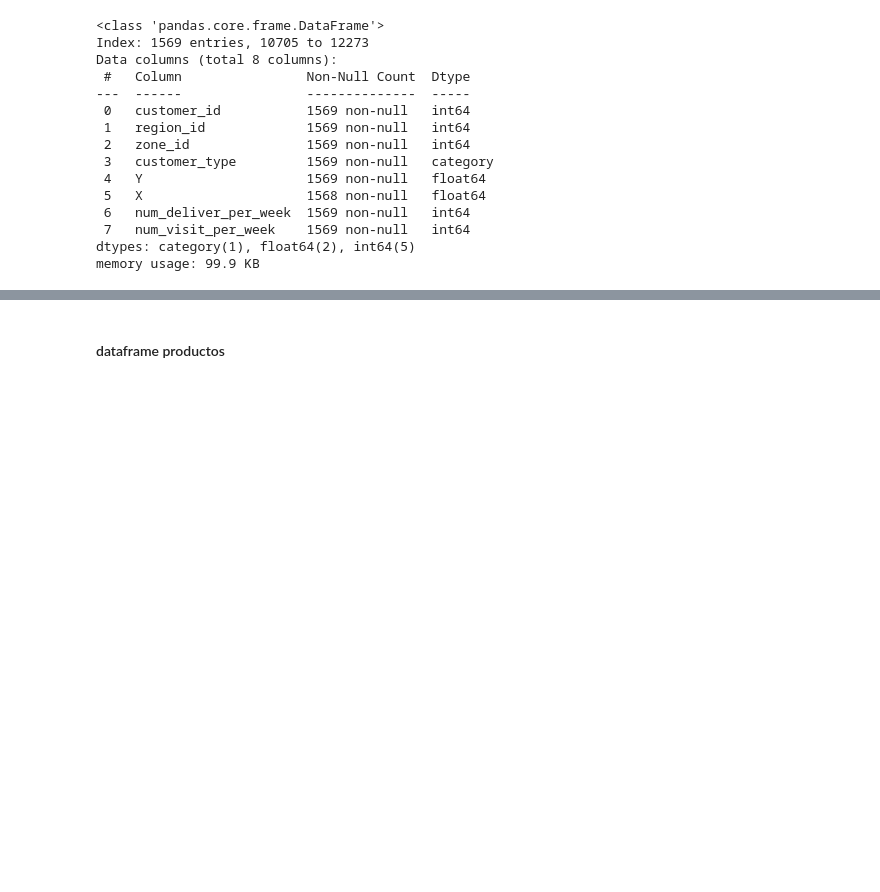
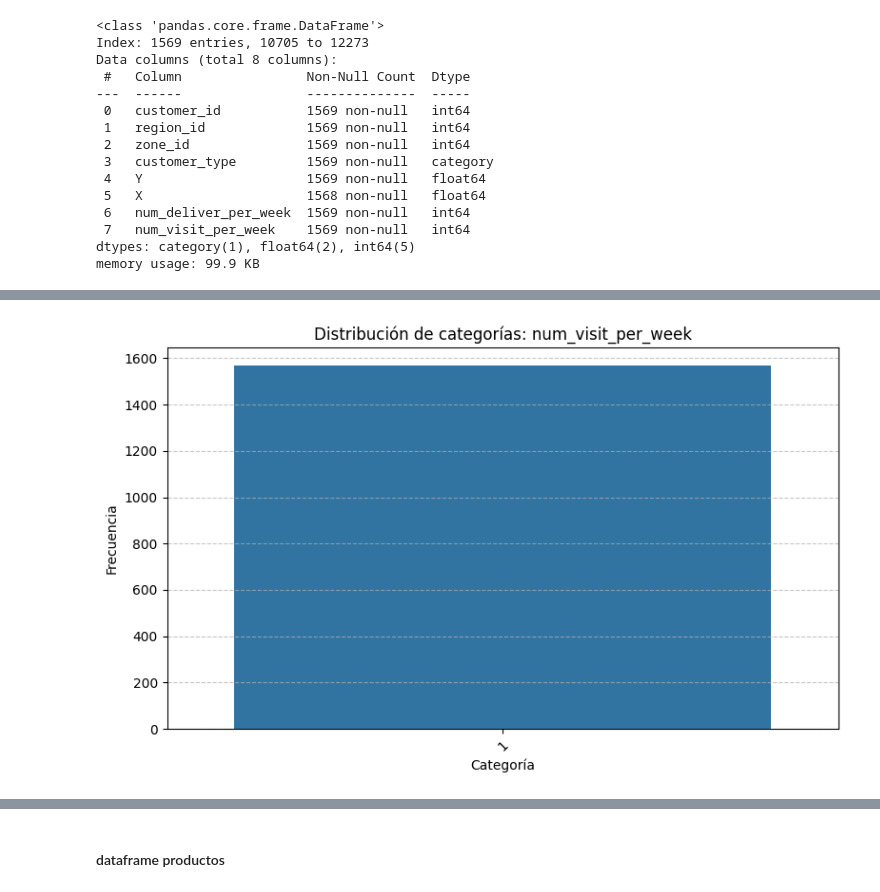
Before and after one commit to onemoremoka/sodaIAdrinks, a Jupyter notebook: datascience_notebook.ipynb, the cells around one changed output, grey strips where cells are left out. Saved outputs shown, nothing was run; the diff lists cells and outputs as text; code cells hidden in the pictures; blank space fills up the shorter version.

```diff
--- a/datascience_notebook.ipynb
+++ b/datascience_notebook.ipynb
@@ -362,0 +421,14 @@ df_clientes.describe()
+# %%
+import matplotlib.pyplot as plt
+
+def barplot(serie, titulo='Distribución de categorías', xlabel='Categoría', ylabel='Frecuencia', rot=45):
+    conteo = serie.value_counts().sort_index()
+    df_plot = pd.DataFrame({xlabel: conteo.index, ylabel: conteo.values})
+
+    plt.figure(figsize=(8, 5))
+    sns.barplot(data=df_plot, x=xlabel, y=ylabel)
+    plt.title(f"{titulo}: {serie.name}")
+    plt.xticks(rotation=rot)
+    plt.grid(axis='y', linestyle='--', alpha=0.7)
+    plt.tight_layout()
+    plt.show()
@@ -373,0 +458,5 @@ count
+# %%
+# todos los clientes son visitados por la "fuerza de ventas" una vez por semana
+barplot(df_clientes['num_visit_per_week'])
+# %% [output]
+[figure, added]
```
Also changed, not shown: parts of 20 cells of this notebook, 1 other file.
